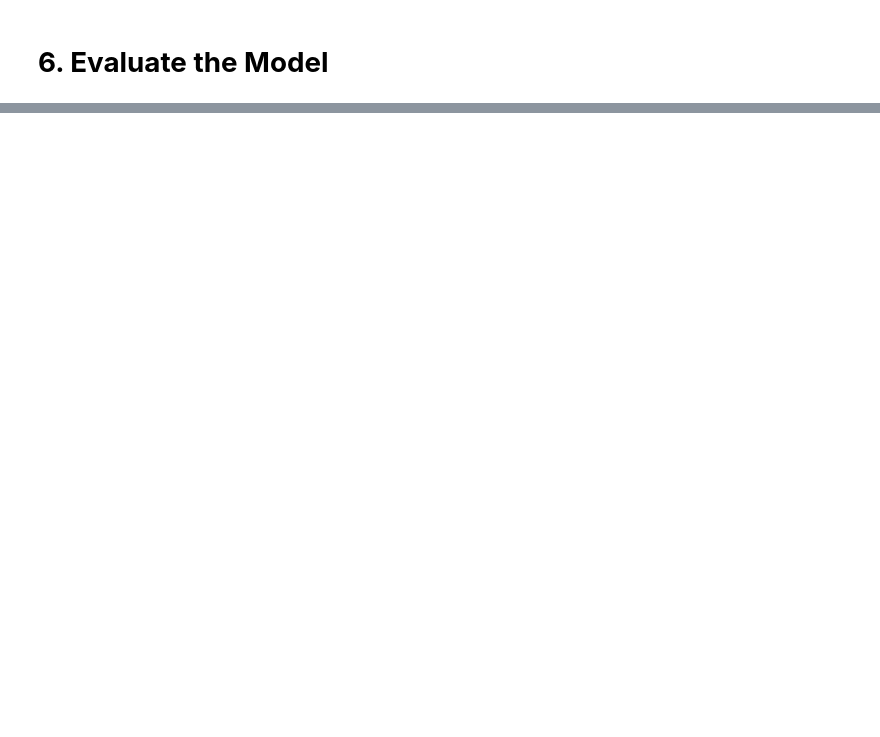
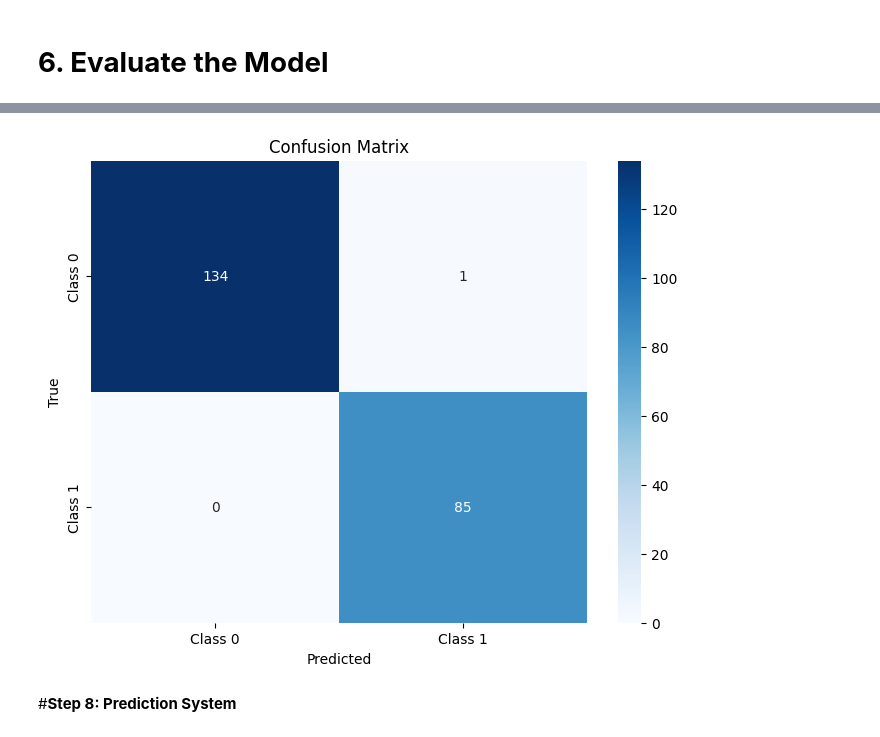
Before and after one commit to Saifullah785/deep-learning-projects, a Jupyter notebook: Project_02_Bank_Notes_Detection_Classification_ANN/Project_02_Bank_Notes_Classification_ANN.ipynb, the cells around one changed output, grey strips where cells are left out. Cells and saved outputs as stored; diff of their text form; code cells hidden in the pictures; blank space fills up the shorter version.

Commit message:
Created using Colab while working on project 02 today, topics covered about 7. Generate Evaluation Metrics, Step 8: Prediction System, and Step 9: Save Model

```diff
--- a/Project_02_Bank_Notes_Detection_Classification_ANN/Project_02_Bank_Notes_Classification_ANN.ipynb
+++ b/Project_02_Bank_Notes_Detection_Classification_ANN/Project_02_Bank_Notes_Classification_ANN.ipynb
@@ -193,0 +196,13 @@ Test Loss: 0.01861487329006195, Test Accuracy: 0.9863636493682861
+# %%
+# Use the trained model to predict the class probabilities for the test data
+y_pred_prob = model.predict(X_test)
+# Convert the probabilities to predicted classes (0 or 1) based on a threshold of 0.5
+y_pred = (y_pred_prob > 0.5).astype(int)
+
+# Print the classification report, which includes precision, recall, F1-score, and support for each class
+print('Classification Report:')
+print(classification_report(y_test, y_pred))
+
+# Print the confusion matrix, which shows the number of true positive, true negative, false positive, and false negative predictions
+print('\nConfusion Matrix:')
+print(confusion_matrix(y_test, y_pred))
@@ -193,0 +225,17 @@ Test Loss: 0.01861487329006195, Test Accuracy: 0.9863636493682861
+# %%
+import seaborn as sns
+
+# Get the confusion matrix
+cm = confusion_matrix(y_test, y_pred)
+
+# Create a heatmap of the confusion matrix using seaborn
+plt.figure(figsize=(8, 6))
+sns.heatmap(cm, annot=True, fmt='d', cmap='Blues', xticklabels=['Class 0', 'Class 1'], yticklabels=['Class 0', 'Class 1'])
+plt.xlabel('Predicted') # Label for the x-axis
+plt.ylabel('True') # Label for the y-axis
+plt.title('Confusion Matrix') # Title of the heatmap
+plt.show() # Display the plot
+# %% [output]
+[figure, added]
+# %% [markdown]
+#**Step 8: Prediction System**
```
Also changed, not shown: parts of 10 cells of this notebook.
